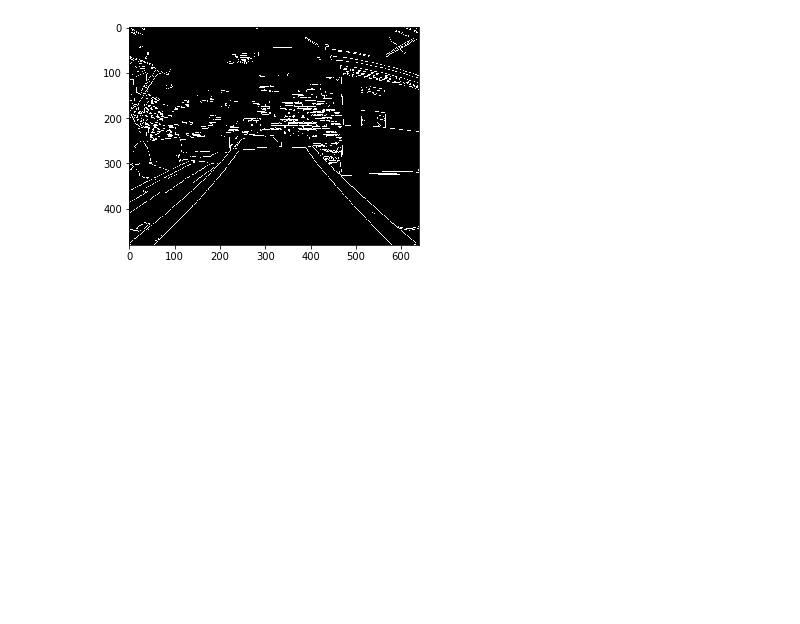
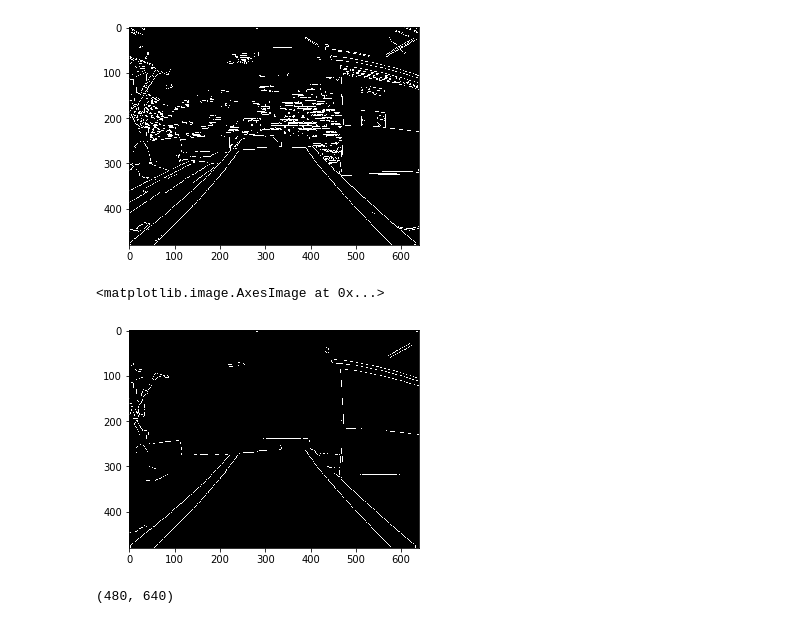
Before and after one commit to roboticamedellin/workshops_self_driving_car_2020, a Jupyter notebook: 01_25_opencv_python/OpencvUtils.ipynb, the cells around one changed output. Drawn from its saved outputs; the diff is of its cells as text; code cells hidden in the pictures; blank space fills up the shorter version.

```diff
--- a/01_25_opencv_python/OpencvUtils.ipynb
+++ b/01_25_opencv_python/OpencvUtils.ipynb
@@ -35,3 +36,14 @@ plt.imshow(edges, cmap='gray')
 # %% [output]
 <matplotlib.image.AxesImage at 0x...>
 [figure]
+# %%
+low_threshold = 80
+high_threshold = 150
+
+blur = cv2.GaussianBlur(gray, (11, 11), 0)
+
+edges = cv2.Canny(blur, low_threshold, high_threshold)
+plt.imshow(edges, cmap='gray')
+# %% [output]
+<matplotlib.image.AxesImage at 0x...>
+[figure, added]
@@ -37,0 +75,5 @@ plt.imshow(edges, cmap='gray')
+# %%
+h, w = gray.shape
+gray.shape
+# %% [output]
+(480, 640)
```
Also changed, not shown: parts of 3 cells of this notebook.
